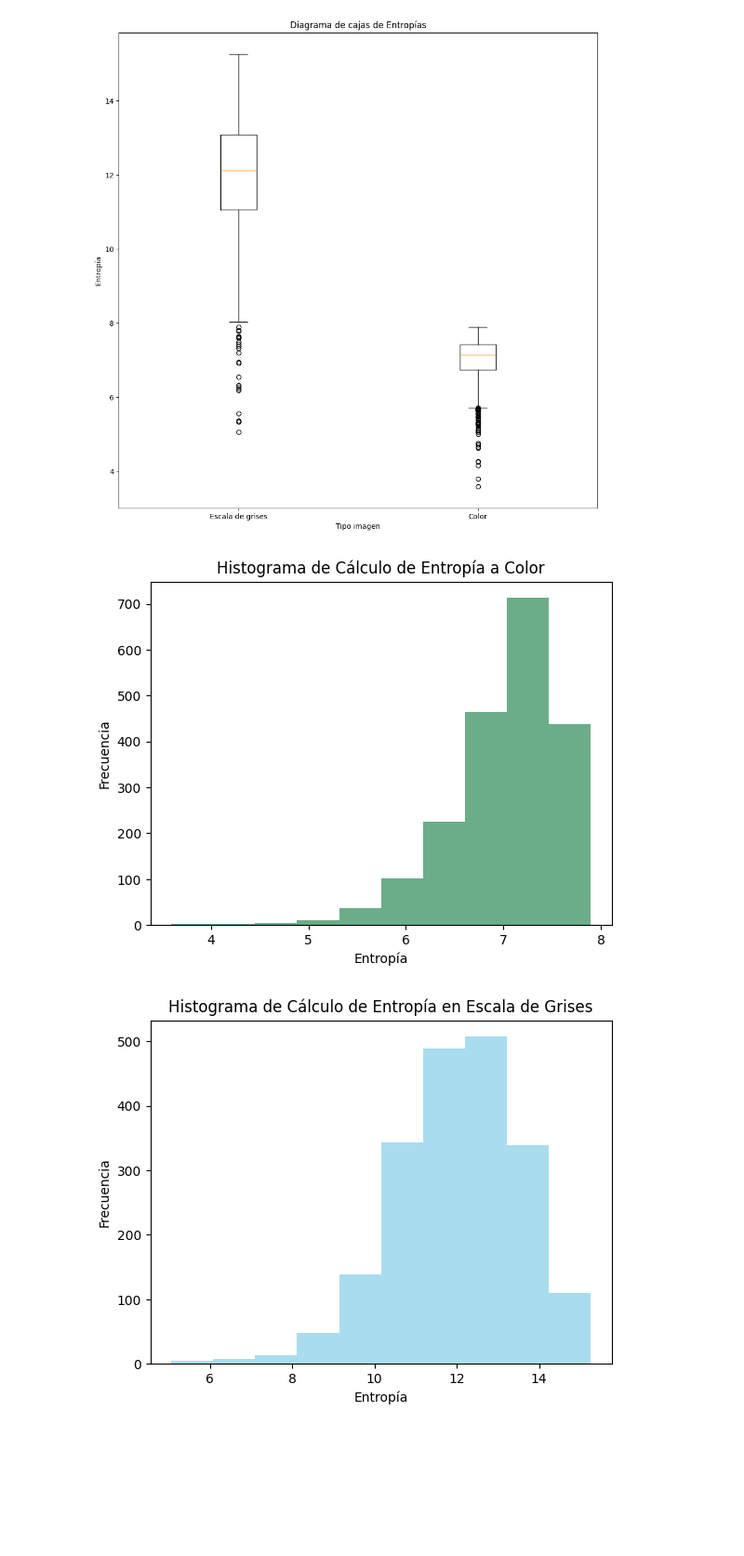
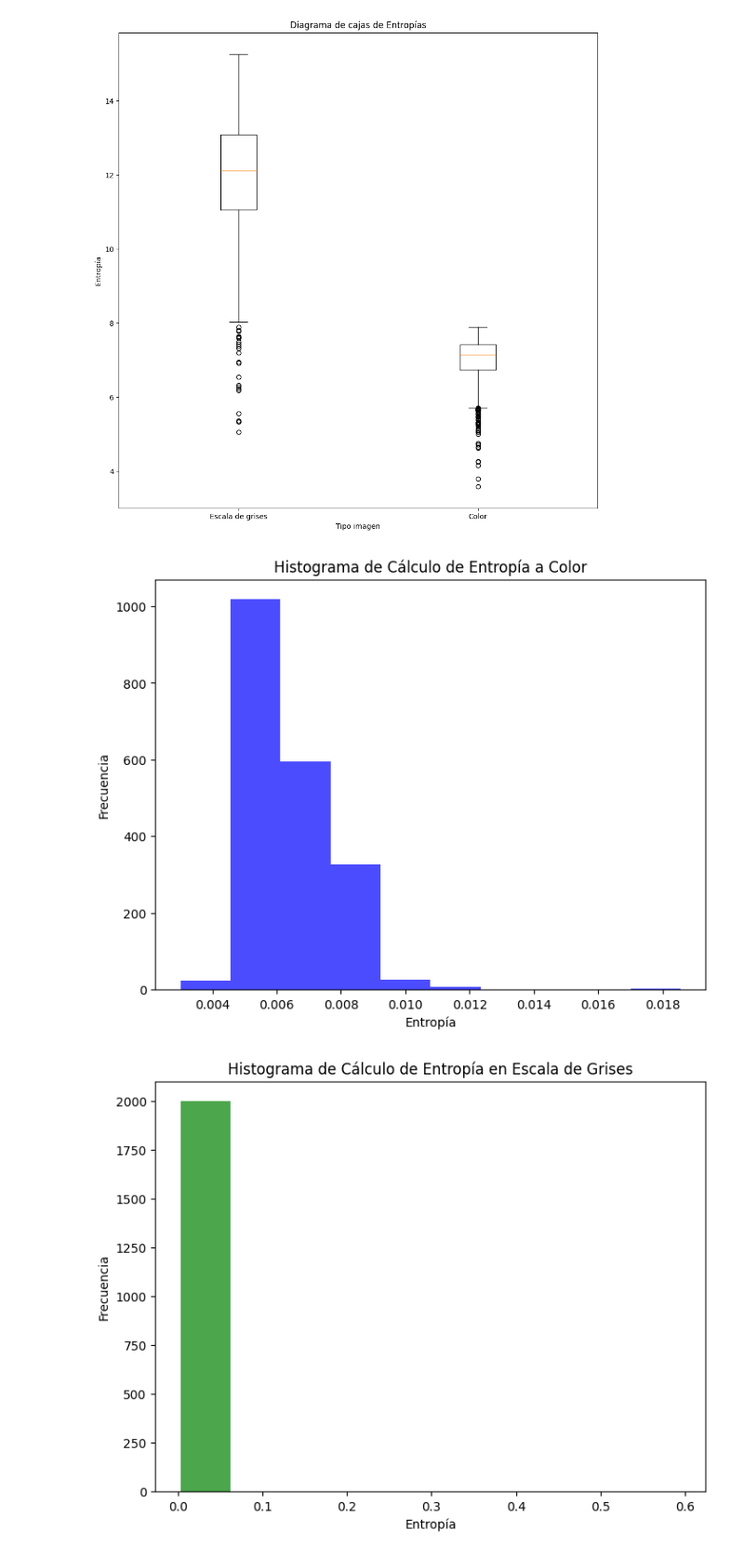
Before and after one commit to juandtap/vision_practica0, a Jupyter notebook: informe_practica_entropia.ipynb, the cells around one changed output. Shown: that part at 93% size. Saved outputs shown, nothing was run; the diff lists cells and outputs as text; code cells hidden in the pictures; blank space fills up the shorter version.

```diff
--- a/informe_practica_entropia.ipynb
+++ b/informe_practica_entropia.ipynb
@@ -126,22 +142,22 @@ plt.show()
 # %% [output]
 [figure]
 # %%
-# histograma de tiempos de cálculo de entropía a color
-plt.figure()
-plt.hist(lista_entropias_color, bins=10, color='seagreen', alpha=0.7)
+# histograma de cálculo de entropía a color
+plt.figure(figsize=(8,6))
+plt.hist(tiempos_color, bins=10, color='blue', alpha=0.7)
 plt.xlabel('Entropía')
 plt.ylabel('Frecuencia')
 plt.title('Histograma de Cálculo de Entropía a Color')
 plt.show()
 # %% [output]
-[figure, old version]
+[figure, new version]
 # %%
-# histograma de tiempos de cálculo de entropía en escala de grises
-plt.figure()
-plt.hist(lista_entropias_gris, bins=10, color='skyblue', alpha=0.7)
+# histograma  de cálculo de entropía en escala de grises
+plt.figure(figsize=(8,6))
+plt.hist(tiempos_gris, bins=10, color='green', alpha=0.7)
 plt.xlabel('Entropía')
 plt.ylabel('Frecuencia')
 plt.title('Histograma de Cálculo de Entropía en Escala de Grises')
 plt.show()
 # %% [output]
-[figure, old version]
+[figure, new version]
```
Also changed, not shown: parts of 10 cells of this notebook, 1 other file.
